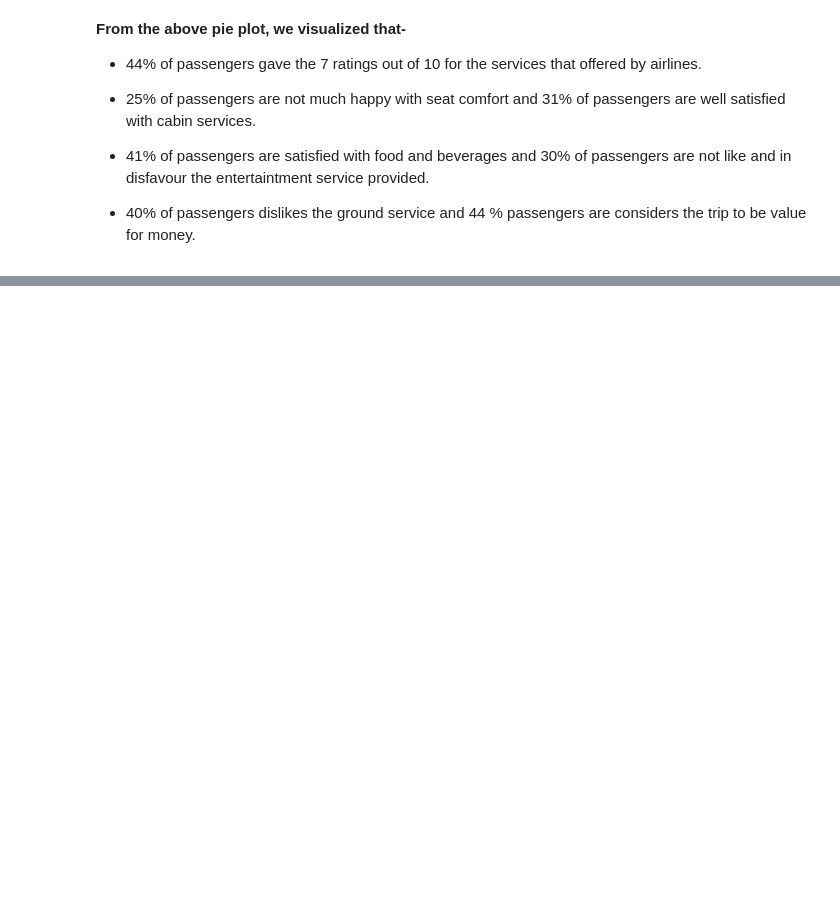
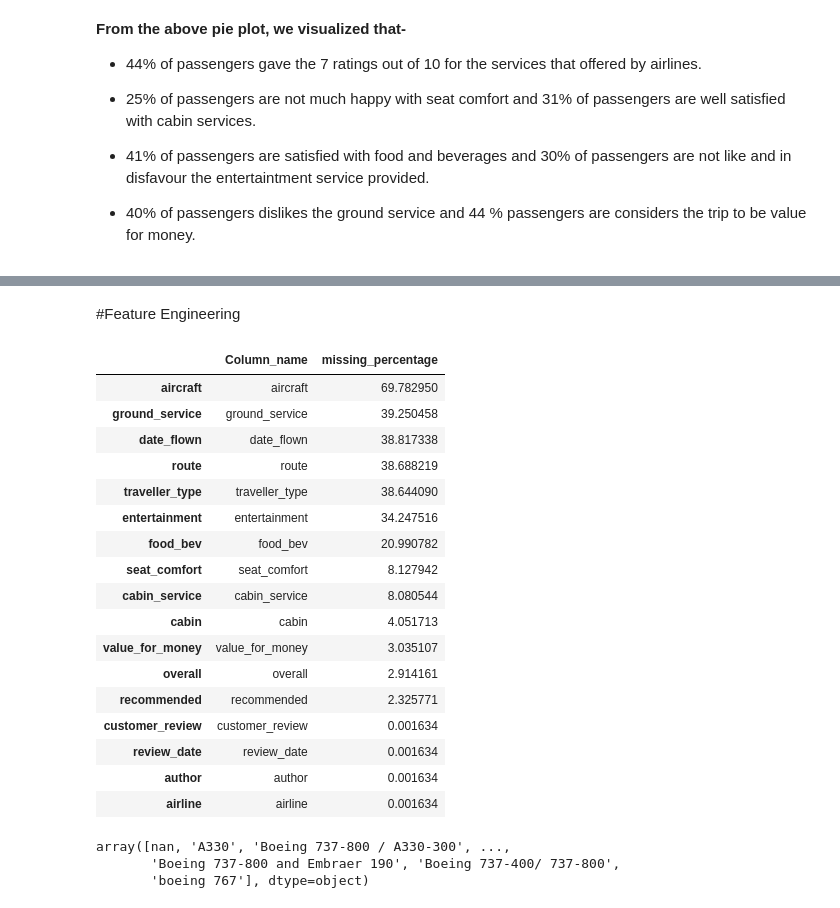
Before and after one commit to kumarsinghashu/Airline-Passenger-Referral-Prediction, a Jupyter notebook: Airline_Passenger_Referral_Prediction.ipynb, the cells around one changed output, grey strips where cells are left out. Drawn from its saved outputs; the diff is of its cells as text; code cells hidden in the pictures; blank space fills up the shorter version.

```diff
--- a/Airline_Passenger_Referral_Prediction.ipynb
+++ b/Airline_Passenger_Referral_Prediction.ipynb
@@ -427,0 +453,41 @@ for col in ['overall','seat_comfort','cabin_service','food_bev','entertainment',
+# %% [markdown]
+#<b/>Feature Engineering</b>
+# %%
+# Sorting the missing value Percentage wise
+def missing_values(df):
+# Calculate the percentage of missing values for each column
+  missing_percentage = (airline_df.isnull().sum() / len(df)) * 100
+# Create a DataFrame to store the missing value percentages
+  missing_values_df = pd.DataFrame({'Column_name' : airline_df.columns,
+                                    'missing_percentage' : missing_percentage})
+# Sort the DataFrame by missing percentage in descending order
+  return missing_values_df.sort_values('missing_percentage', ascending = False)
+# %%
+# Checking the missing values percentage wise
+missing_values(airline_df)
+# %% [output]
+|  | Column_name | missing_percentage |
+| aircraft | aircraft | 69.782950 |
+| ground_service | ground_service | 39.250458 |
+| date_flown | date_flown | 38.817338 |
+| route | route | 38.688219 |
+| traveller_type | traveller_type | 38.644090 |
+| entertainment | entertainment | 34.247516 |
+| food_bev | food_bev | 20.990782 |
+| seat_comfort | seat_comfort | 8.127942 |
+| cabin_service | cabin_service | 8.080544 |
+| cabin | cabin | 4.051713 |
+| value_for_money | value_for_money | 3.035107 |
+| overall | overall | 2.914161 |
+| recommended | recommended | 2.325771 |
+| customer_review | customer_review | 0.001634 |
+| review_date | review_date | 0.001634 |
+| author | author | 0.001634 |
+| airline | airline | 0.001634 |
+# %%
+# Displaying the unique aircraft names
+airline_df.aircraft.unique()
+# %% [output]
+array([nan, 'A330', 'Boeing 737-800 / A330-300', ...,
+       'Boeing 737-800 and Embraer 190', 'Boeing 737-400/ 737-800',
+       'boeing 767'], dtype=object)
```
Also changed, not shown: parts of 13 cells of this notebook.
